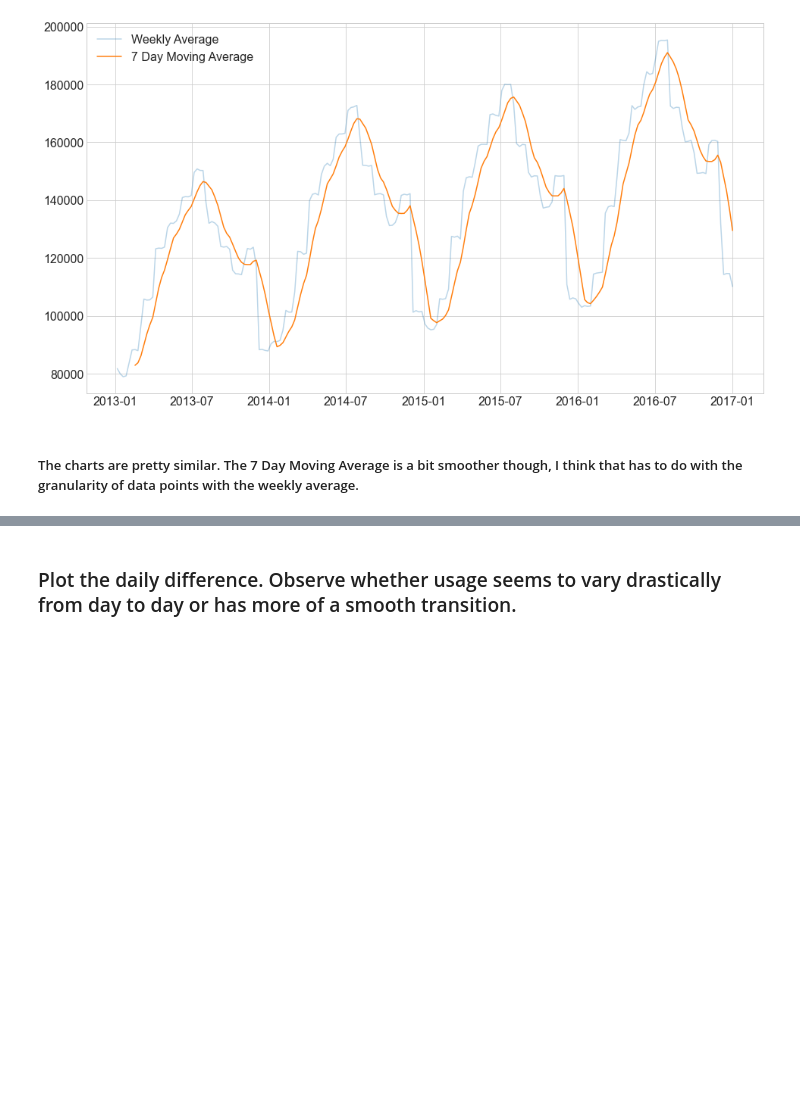
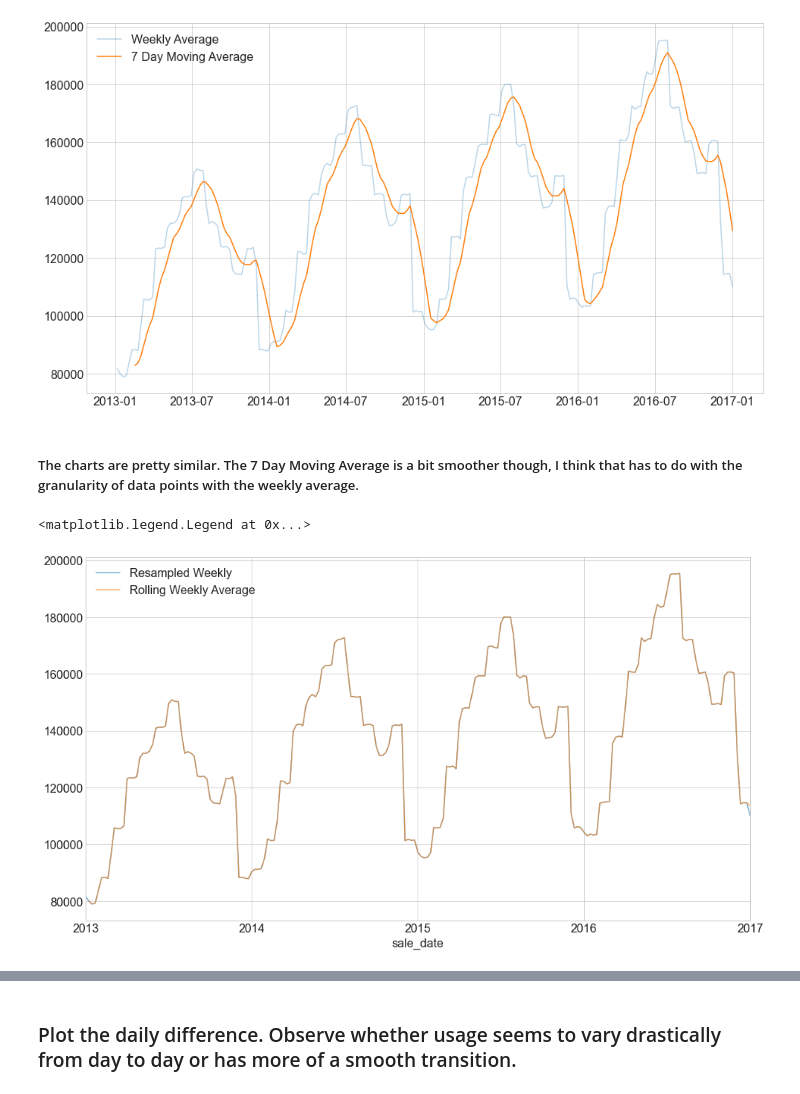
Before and after one commit to chasethompson/ds-methodologies-exercises, a Jupyter notebook: time_series/explore.ipynb, the cells around one changed output, grey strips where cells are left out. Saved outputs shown, nothing was run; the diff lists cells and outputs as text; code cells hidden in the pictures; blank space fills up the shorter version.

```diff
--- a/time_series/explore.ipynb
+++ b/time_series/explore.ipynb
@@ -129,6 +128,15 @@ plt.show()
 [figure]
 # %% [markdown]
 ##### The charts are pretty similar. The 7 Day Moving Average is a bit smoother though, I think that has to do with the granularity of data points with the weekly average.
+# %%
+y = train.resample('D').mean()
+# %%
+y.resample('W').mean().plot(label='Resampled Weekly', alpha=.6)
+y.rolling(7).mean().plot(label='Rolling Weekly Average', alpha=.6)
+plt.legend()
+# %% [output]
+<matplotlib.legend.Legend at 0x...>
+[figure, added]
 # %% [markdown]
 <a id='difference'></a>
 # %% [markdown]
```
Also changed, not shown: parts of 10 cells of this notebook.
